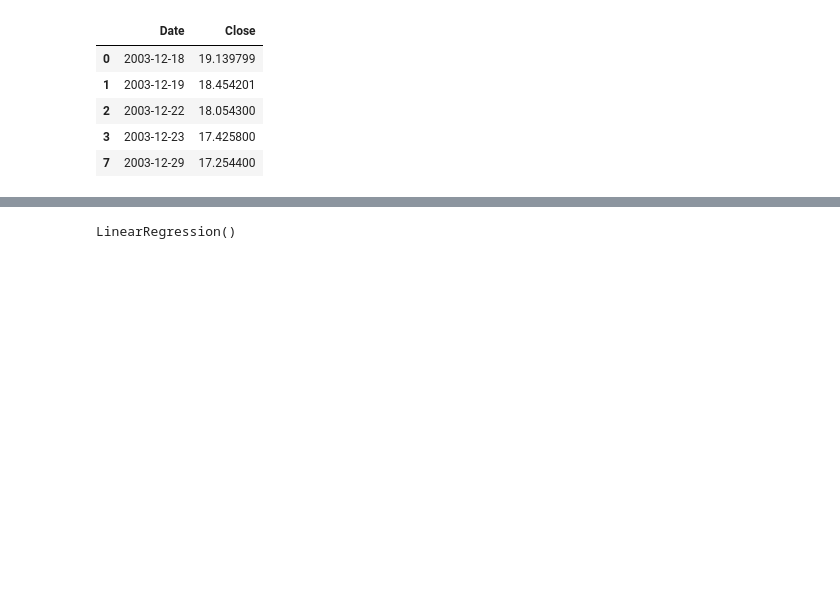
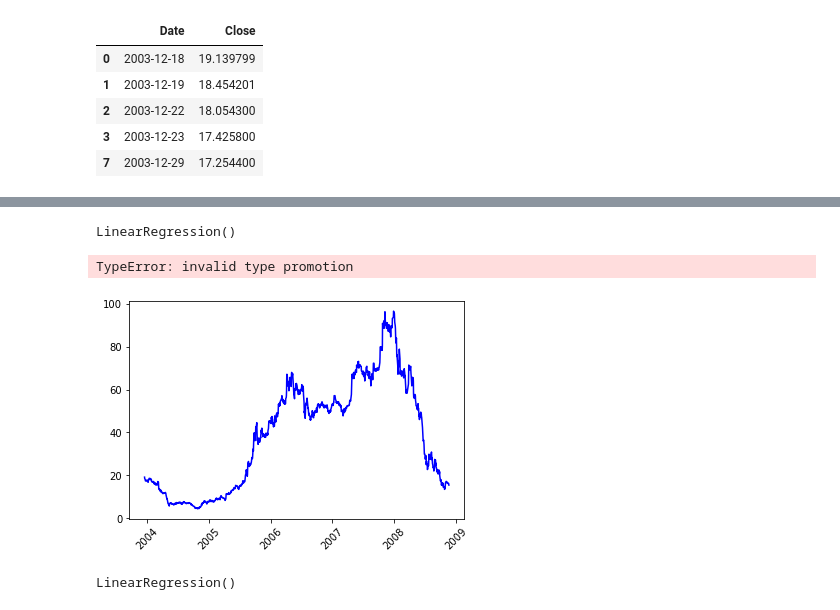
Before and after one commit to fatimaaaaaaa/DAVE3625_Asn2, a Jupyter notebook: Assignment 2 - Norwegian Airlines Stock Prediction-Copy2.ipynb, the cells around one changed output, grey strips where cells are left out. Drawn from its saved outputs; the diff is of its cells as text; code cells hidden in the pictures; blank space fills up the shorter version.

```diff
--- a/Assignment 2 - Norwegian Airlines Stock Prediction-Copy2.ipynb
+++ b/Assignment 2 - Norwegian Airlines Stock Prediction-Copy2.ipynb
@@ -72,0 +83,15 @@ norw_data.head()
+# %%
+m, n = norw_data.shape # number of exmaples
+# %%
+import numpy as np
+X_test = norw_data['Date'].loc[:np.floor(m*0.3)]
+X_train = norw_data['Date'].loc[np.floor(m*0.3)+1:]
+
+y_test = norw_data['Close'].loc[:np.floor(m*0.3)]
+y_train = norw_data['Close'].loc[np.floor(m*0.3)+1:]
+
+y_test = y_test.values.reshape(-1,1)
+y_train = y_train.values.reshape(-1,1)
+
+X_test = X_test.values.reshape(-1,1)
+X_train = X_train.values.reshape(-1,1)
@@ -73,3 +108,22 @@ norw_data.head()
+# %%
+# Now we create a linear regression object and fit it to the data
+from sklearn.linear_model import LinearRegression
+
+regObj = LinearRegression()
+regObj.fit(X_train, y_train)
+# %% [output]
+LinearRegression()
+# %%
+plt.xticks(rotation=45)
+plt.plot_date(X_test, y_test, fmt='b-', xdate=True, ydate=False, label='Real value')
+plt.plot_date(X_test, regObj.predict(X_test), fmt='r-', xdate=True, ydate=False, label='Predicted value')
+plt.legend(loc='upper center')
+plt.xlabel('Date')
+plt.ylabel('Close prices')
+plt.title('Stock Price Prediction For Norwegian Airlines')
+# %% [output]
+TypeError: invalid type promotion
+[figure, added]
 # %%
 # Now we create a linear regression object and fit it to the data
 from sklearn.linear_model import LinearRegression
```
Also changed, not shown: parts of 8 cells of this notebook.
